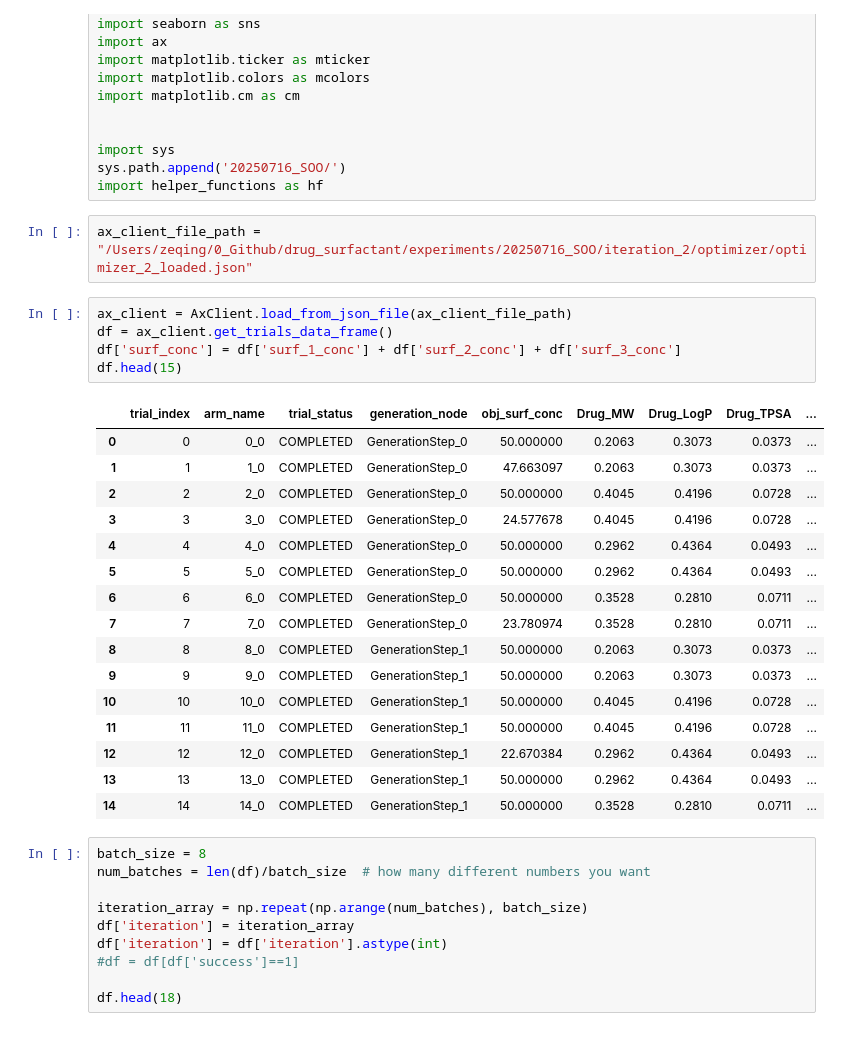
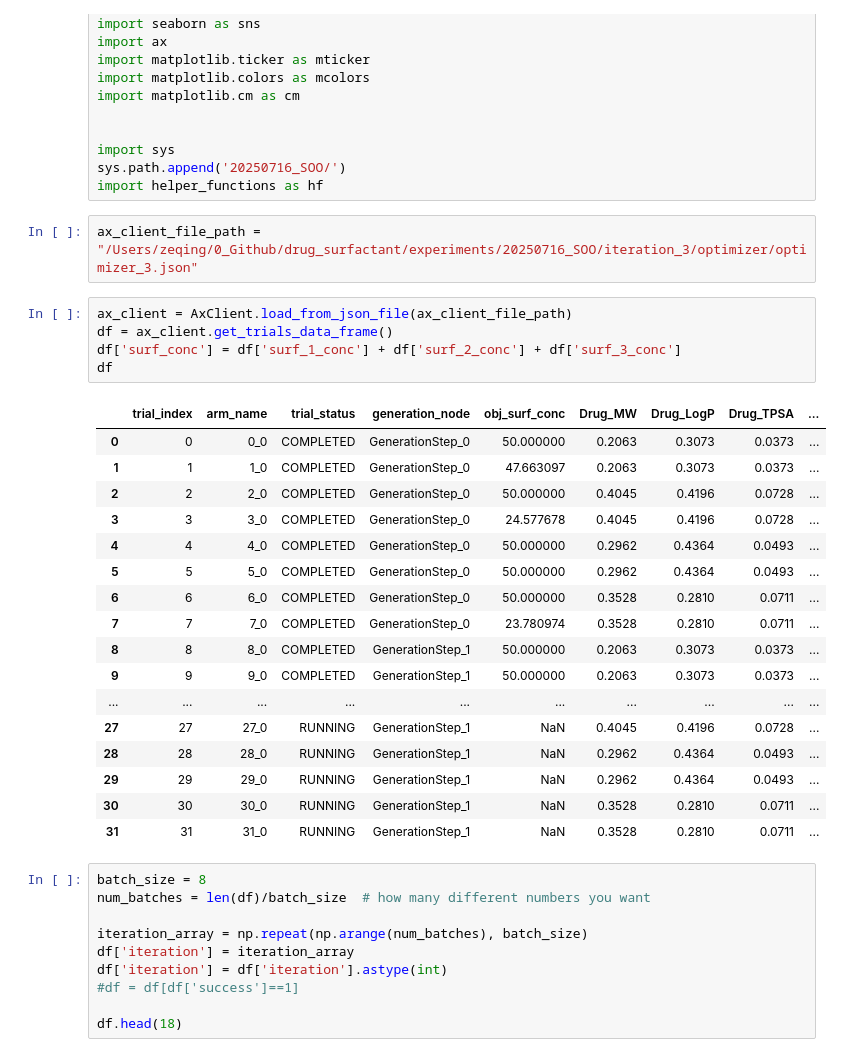
Before and after one commit to zeqingbaosdl5/drug-surfactant, a Jupyter notebook: experiments/data_analysis.ipynb, the cells around one changed output. Cells and saved outputs as stored; diff of their text form.

```diff
--- a/experiments/data_analysis.ipynb
+++ b/experiments/data_analysis.ipynb
@@ -14,29 +14,30 @@ import sys
 sys.path.append('20250716_SOO/')
 import helper_functions as hf
 # %%
-ax_client_file_path = "/Users/zeqing/0_Github/drug_surfactant/experiments/20250716_SOO/iteration_2/optimizer/optimizer_2_loaded.json"
+ax_client_file_path = "/Users/zeqing/0_Github/drug_surfactant/experiments/20250716_SOO/iteration_3/optimizer/optimizer_3.json"
 # %%
 ax_client = AxClient.load_from_json_file(ax_client_file_path)
 df = ax_client.get_trials_data_frame()
 df['surf_conc'] = df['surf_1_conc'] + df['surf_2_conc'] + df['surf_3_conc']
-df.head(15)
+df
 # %% [output]
 |  | trial_index | arm_name | trial_status | generation_node | obj_surf_conc | Drug_MW | Drug_LogP | Drug_TPSA | ... |
 | 0 | 0 | 0_0 | COMPLETED | GenerationStep_0 | 50.000000 | 0.2063 | 0.3073 | 0.0373 | ... |
 | 1 | 1 | 1_0 | COMPLETED | GenerationStep_0 | 47.663097 | 0.2063 | 0.3073 | 0.0373 | ... |
 | 2 | 2 | 2_0 | COMPLETED | GenerationStep_0 | 50.000000 | 0.4045 | 0.4196 | 0.0728 | ... |
 | 3 | 3 | 3_0 | COMPLETED | GenerationStep_0 | 24.577678 | 0.4045 | 0.4196 | 0.0728 | ... |
 | 4 | 4 | 4_0 | COMPLETED | GenerationStep_0 | 50.000000 | 0.2962 | 0.4364 | 0.0493 | ... |
 | 5 | 5 | 5_0 | COMPLETED | GenerationStep_0 | 50.000000 | 0.2962 | 0.4364 | 0.0493 | ... |
 | 6 | 6 | 6_0 | COMPLETED | GenerationStep_0 | 50.000000 | 0.3528 | 0.2810 | 0.0711 | ... |
 | 7 | 7 | 7_0 | COMPLETED | GenerationStep_0 | 23.780974 | 0.3528 | 0.2810 | 0.0711 | ... |
 | 8 | 8 | 8_0 | COMPLETED | GenerationStep_1 | 50.000000 | 0.2063 | 0.3073 | 0.0373 | ... |
 | 9 | 9 | 9_0 | COMPLETED | GenerationStep_1 | 50.000000 | 0.2063 | 0.3073 | 0.0373 | ... |
-| 10 | 10 | 10_0 | COMPLETED | GenerationStep_1 | 50.000000 | 0.4045 | 0.4196 | 0.0728 | ... |
-| 11 | 11 | 11_0 | COMPLETED | GenerationStep_1 | 50.000000 | 0.4045 | 0.4196 | 0.0728 | ... |
-| 12 | 12 | 12_0 | COMPLETED | GenerationStep_1 | 22.670384 | 0.2962 | 0.4364 | 0.0493 | ... |
-| 13 | 13 | 13_0 | COMPLETED | GenerationStep_1 | 50.000000 | 0.2962 | 0.4364 | 0.0493 | ... |
-| 14 | 14 | 14_0 | COMPLETED | GenerationStep_1 | 50.000000 | 0.3528 | 0.2810 | 0.0711 | ... |
+| ... | ... | ... | ... | ... | ... | ... | ... | ... | ... |
+| 27 | 27 | 27_0 | RUNNING | GenerationStep_1 | NaN | 0.4045 | 0.4196 | 0.0728 | ... |
+| 28 | 28 | 28_0 | RUNNING | GenerationStep_1 | NaN | 0.2962 | 0.4364 | 0.0493 | ... |
+| 29 | 29 | 29_0 | RUNNING | GenerationStep_1 | NaN | 0.2962 | 0.4364 | 0.0493 | ... |
+| 30 | 30 | 30_0 | RUNNING | GenerationStep_1 | NaN | 0.3528 | 0.2810 | 0.0711 | ... |
+| 31 | 31 | 31_0 | RUNNING | GenerationStep_1 | NaN | 0.3528 | 0.2810 | 0.0711 | ... |
 # %%
 batch_size = 8
 num_batches = len(df)/batch_size  # how many different numbers you want
```
Also changed, not shown: parts of 1 cell of this notebook, 21 other files.
